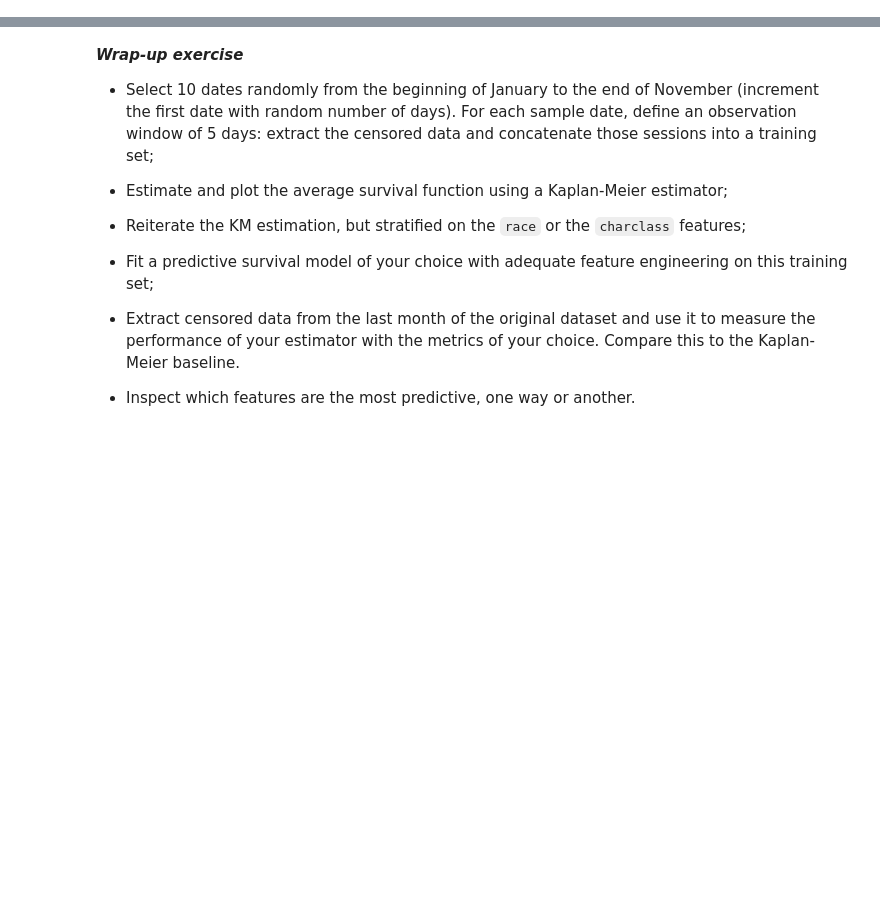
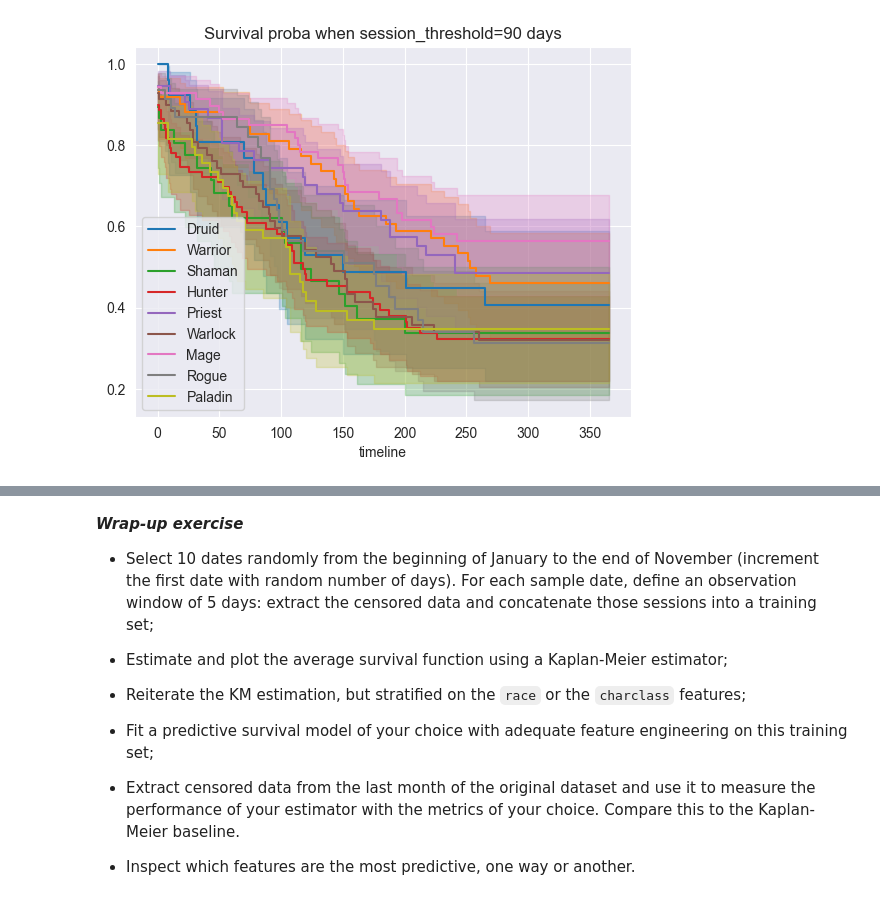
Before and after one commit to Vincent-Maladiere/survival-analysis-demo, a Jupyter notebook: content/tutorial_part_2.ipynb, the cells around one changed output, grey strips where cells are left out. Cells and saved outputs as stored; diff of their text form; code cells hidden in the pictures; blank space fills up the shorter version.

```diff
--- a/content/tutorial_part_2.ipynb
+++ b/content/tutorial_part_2.ipynb
@@ -556,0 +133,13 @@ shape: (10_412, 12)
+# %%
+last_date_observed = session_extracted["session_start"].max()
+observation_days = None
+
+censoring = censor(
+    session_extracted,
+    entity_col="char",
+    censoring_date=last_date_observed,
+    session_threshold=session_threshold,
+    observation_days=observation_days,
+)
+print(censoring.shape)
+censoring.head()
@@ -556,0 +277,14 @@ shape: (10_412, 12)
+# %%
+for charclass in X["charclass"].unique():
+    y_charclass = y.loc[X["charclass"] == charclass]
+    km = KaplanMeierFitter().fit(
+        durations=y_charclass["duration"],
+        event_observed=y_charclass["event"],
+    )
+    km.plot(
+        title=f"Survival proba when session_threshold={session_threshold}",
+        label=charclass,
+    );
+plt.legend();
+# %% [output]
+[figure, added]
```
Also changed, not shown: parts of 65 cells of this notebook.
